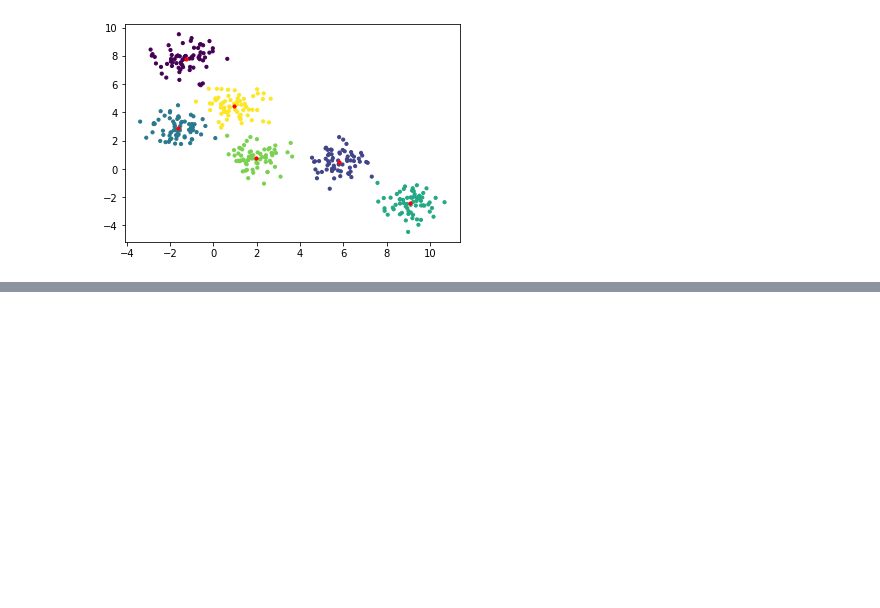
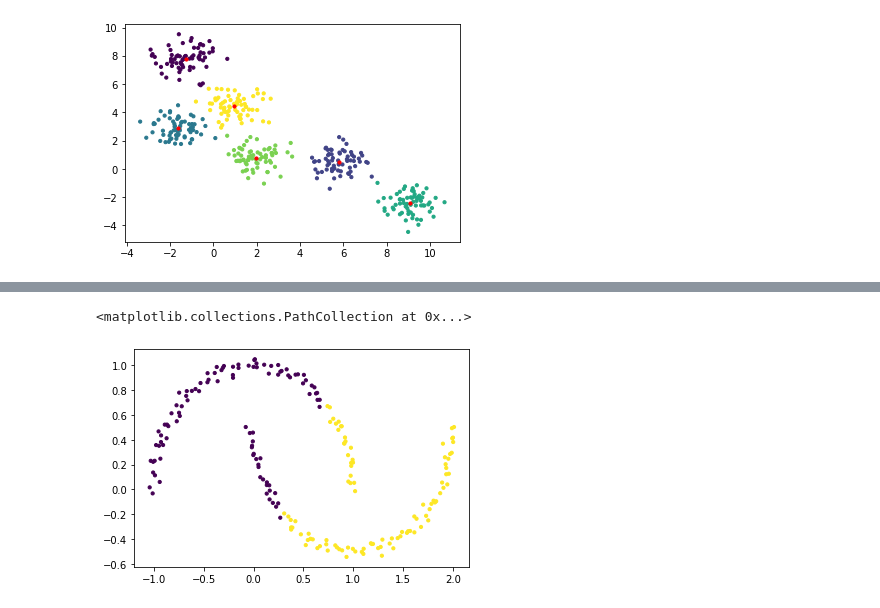
Before and after one commit to DerinOgrenme2021/GizemUnal, a Jupyter notebook: Clustering.ipynb, the cells around one changed output, grey strips where cells are left out. Cells and saved outputs as stored; diff of their text form; code cells hidden in the pictures; blank space fills up the shorter version.

```diff
--- a/Clustering.ipynb
+++ b/Clustering.ipynb
@@ -44,0 +52,6 @@ plt.scatter(cent[:,0],cent[:,1], c='red', s=10)
+# %%
+y_pred=KMeans(2,random_state=0).fit_predict(X)
+plt.scatter(X[:,0],X[:,1], c=y_pred, s=10)
+# %% [output]
+<matplotlib.collections.PathCollection at 0x...>
+[figure, added]
```
Also changed, not shown: parts of 2 cells of this notebook.
